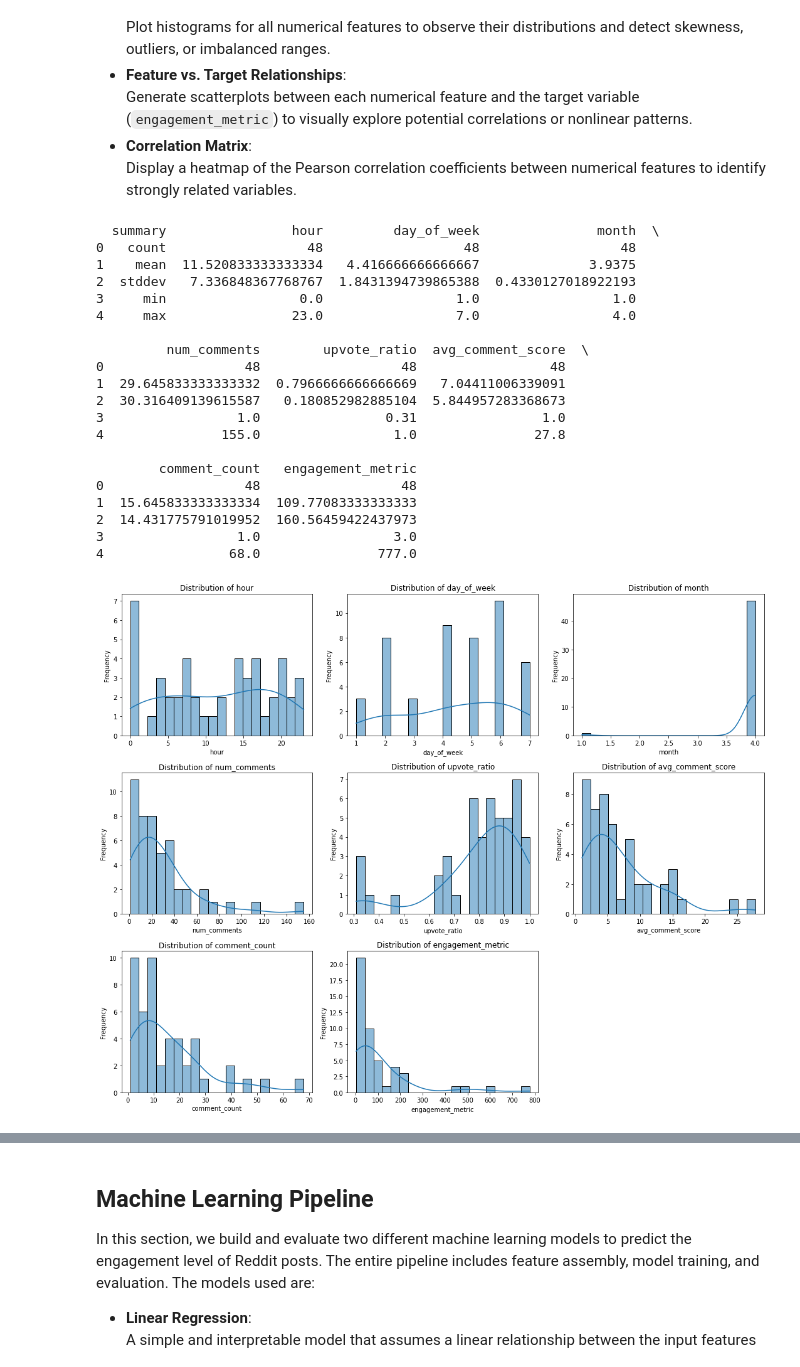
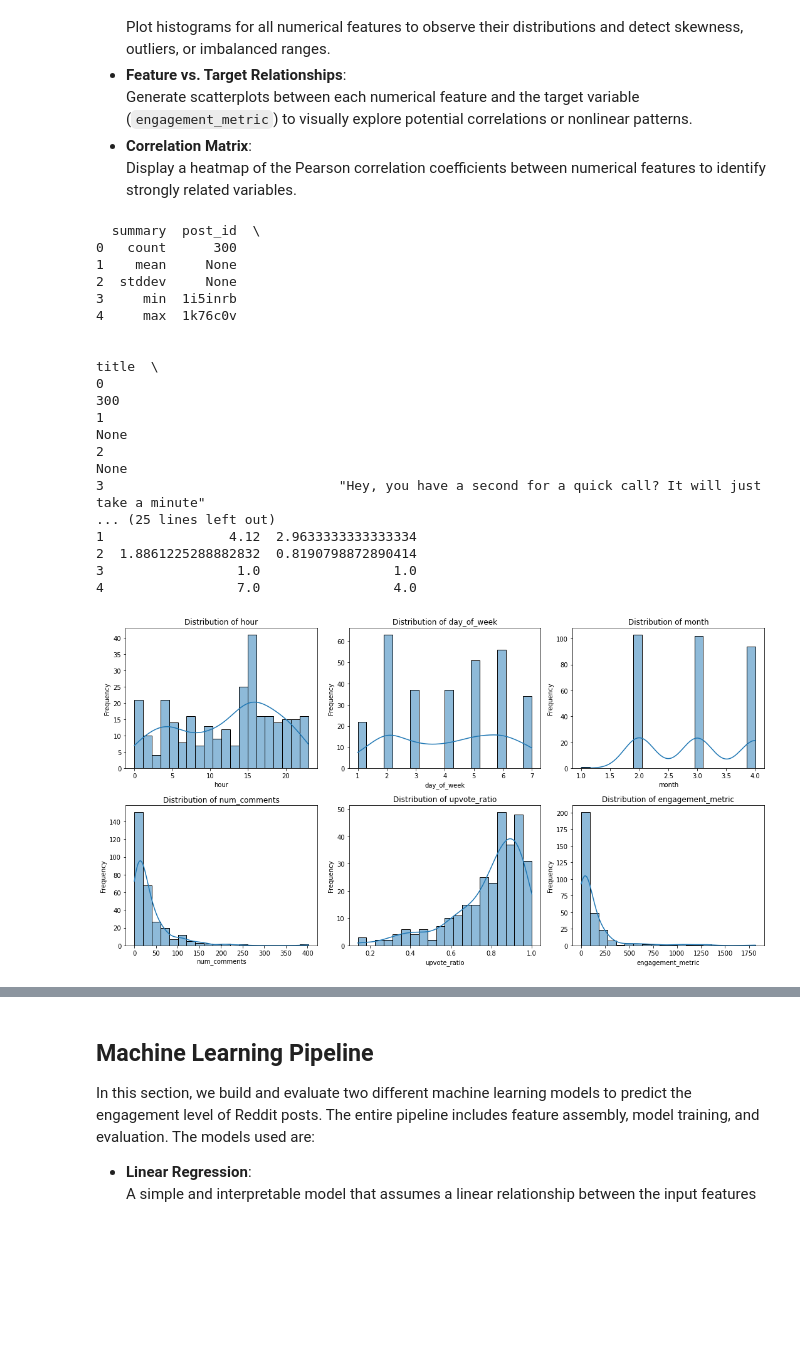
Before and after one commit to NaderAS/MSBA305-Social-Media-Analytics, a Jupyter notebook: part2_spark_scraping/notebooks/spark_social_media_analytics.ipynb, the cells around one changed output, grey strips where cells are left out. Saved outputs shown, nothing was run; the diff lists cells and outputs as text; code cells hidden in the pictures; blank space fills up the shorter version.

Commit message:
added more data + visualizations

```diff
--- a/part2_spark_scraping/notebooks/spark_social_media_analytics.ipynb
+++ b/part2_spark_scraping/notebooks/spark_social_media_analytics.ipynb
@@ -33,13 +31,13 @@ df_post_reddit = spark.read.format("csv") \
     .option("header", "true") \
     .option("multiLine", True) \
     .option("escape", "\"") \
-    .load("dbfs:/FileStore/shared_uploads/mwa47@mail.aub.edu/reddit_data/reddit_posts_df.csv")
+    .load("dbfs:/FileStore/shared_uploads/mwa47@mail.aub.edu/reddit_posts_df.csv")
 
 df_comments_reddit = spark.read.format("csv") \
     .option("header", "true") \
     .option("multiLine", True) \
     .option("escape", "\"") \
-    .load("dbfs:/FileStore/shared_uploads/mwa47@mail.aub.edu/reddit_data/reddit_post_comments.csv")
+    .load("dbfs:/FileStore/shared_uploads/mwa47@mail.aub.edu/reddit_post_comments.csv")
 
 # Load Twitter post data
 df_tweet = spark.read.format("csv") \
@@ -169,10 +140,10 @@ print(f"📊 Shape of df_combined: ({num_rows}, {num_cols})")
 # %%
 # Casting all numerical features and the target variable to the appropriate data types (e.g., double)
 
-numeric_cols = ['hour', 'day_of_week', 'month', "num_comments", "upvote_ratio", 'avg_comment_score', 'comment_count', "engagement_metric"]
+numeric_cols = ['hour', 'day_of_week', 'month', "num_comments", "upvote_ratio", "engagement_metric"]
 
 for colname in numeric_cols:
-    df_combined = df_combined.withColumn(colname, col(colname).cast("double"))
+    df = df.withColumn(colname, col(colname).cast("double"))
 # %%
 # Checking the number of missing values
 
@@ -213,9 +178,8 @@ In this part, we will perform exploratory data analysis to better understand the
 - **Correlation Matrix**:
   Display a heatmap of the Pearson correlation coefficients between numerical features to identify strongly related variables.
 # %%
-#
-
-desc_pd = df_cleaned[numeric_cols].describe().toPandas()
+# Summary statistics
+desc_pd = df.describe().toPandas()
 # Expand display settings
 pd.set_option('display.max_columns', None)  # show all columns
 pd.set_option('display.width', None)        # don't wrap lines
@@ -224,53 +188,50 @@ pd.set_option('display.max_colwidth', None) # show full column values
 # Print full describe DataFrame
 print(desc_pd)
 # %% [output]
-  summary                hour         day_of_week               month  \
-0   count                  48                  48                  48
-1    mean  11.520833333333334   4.416666666666667              3.9375
-2  stddev   7.336848367768767  1.8431394739865388  0.4330127018922193
-3     min                 0.0                 1.0                 1.0
-4     max                23.0                 7.0                 4.0
+  summary  post_id  \
+0   count      300
+1    mean     None
+2  stddev     None
+3     min  1i5inrb
+4     max  1k76c0v
 
-         num_comments        upvote_ratio  avg_comment_score  \
-0                  48                  48                 48
-1  29.645833333333332  0.7966666666666669   7.04411006339091
-2  30.316409139615587   0.180852982885104  5.844957283368673
-3                 1.0                0.31                1.0
-4               155.0                 1.0               27.8
-
-        comment_count   engagement_metric
-0                  48                  48
-1  15.645833333333334  109.77083333333333
-2  14.431775791019952  160.56459422437973
-3                 1.0                 3.0
-4                68.0               777.0
+                                                                                               title  \
+0                                                                                                300
+1                                                                                               None
+2                                                                                               None
+3                              "Hey, you have a second for a quick call? It will just take a minute"
+... (25 lines left out)
+1                4.12  2.9633333333333334
+2  1.8861225288882832  0.8190798872890414
+3                 1.0                 1.0
+4                 7.0                 4.0
 # %%
 import matplotlib.pyplot as plt
 import seaborn as sns
 import math
 
 # Convert to pandas
-df_numerical = df_cleaned.select(numeric_cols).dropna().toPandas()
+df_numerical = df.select(numeric_cols).dropna().toPandas()
 
 # Dynamically calculate number of subplots
 n = len(df_numerical.columns)
 cols = 3
 rows = math.ceil(n / cols)
 
 # Plot
 plt.figure(figsize=(5 * cols, 4 * rows))
 
 for i, col in enumerate(df_numerical.columns, 1):
     plt.subplot(rows, cols, i)
     sns.histplot(df_numerical[col], bins=20, kde=True)
     plt.title(f"Distribution of {col}")
     plt.xlabel(col)
     plt.ylabel("Frequency")
 
 plt.tight_layout()
 plt.show()
 # %% [output]
-[figure, old version]
+[figure, new version]
 # %%
 # Post Count by Hour
 from pyspark.sql.functions import hour, from_unixtime
```
Also changed, not shown: parts of 24 cells of this notebook, 7 other files.
